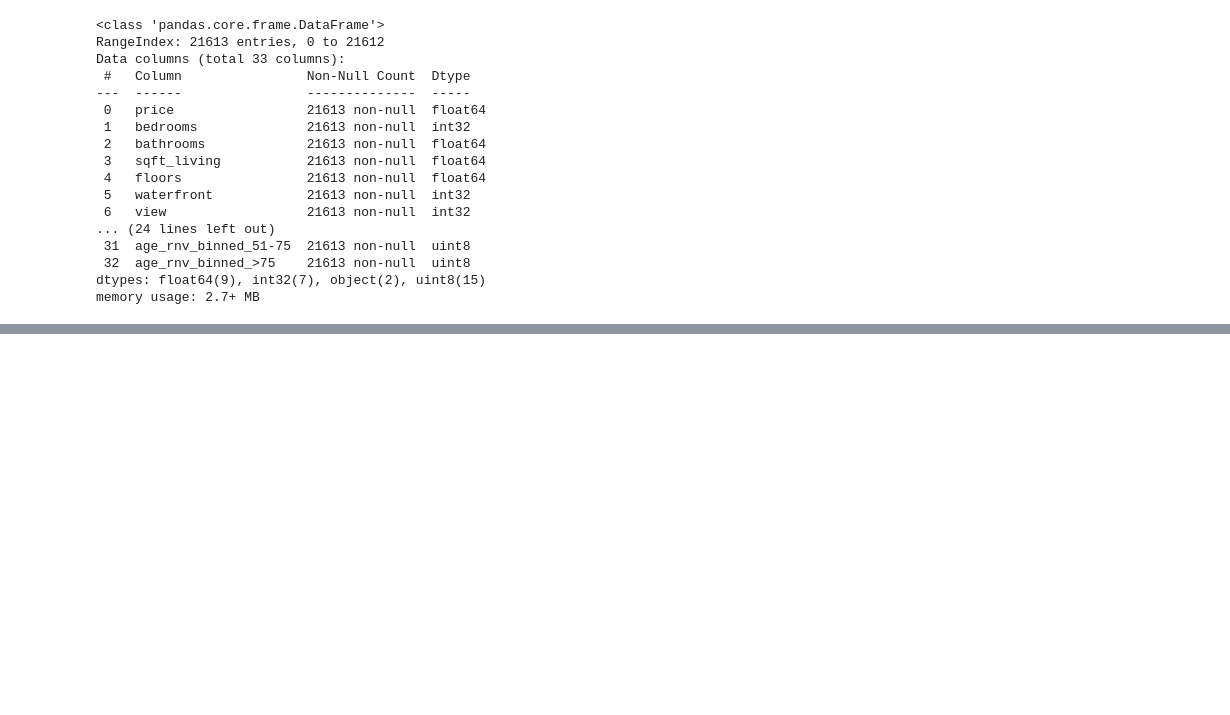
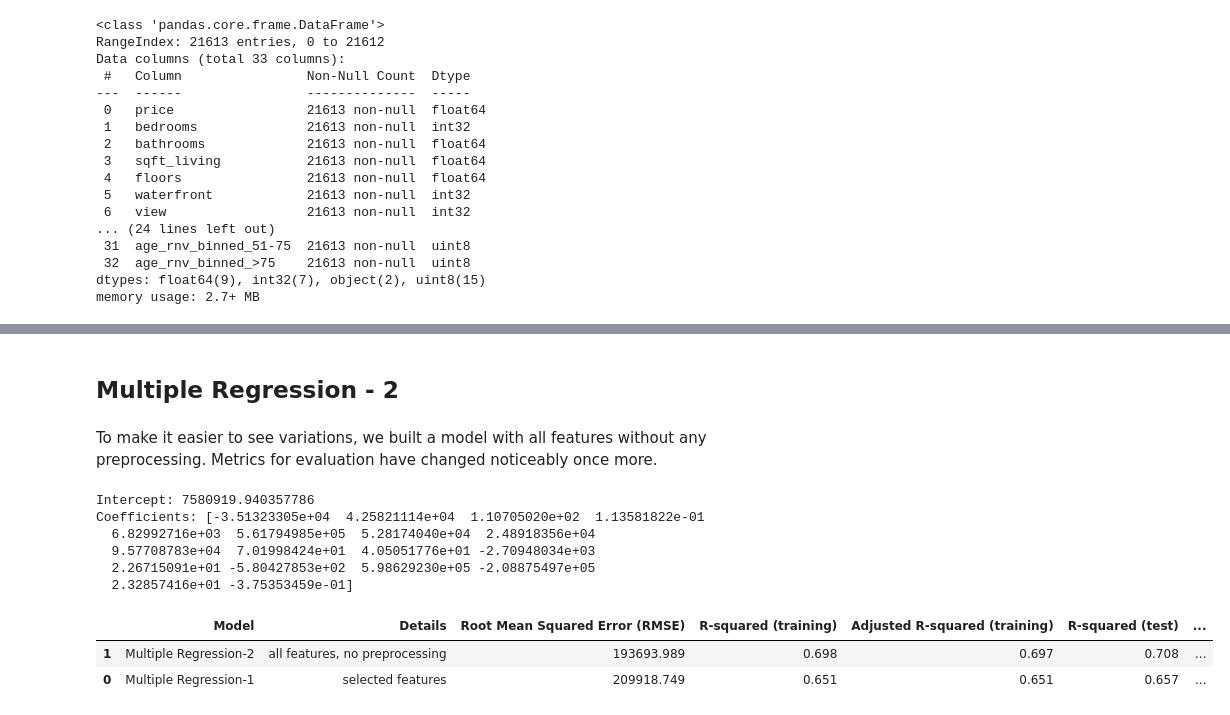
Before and after one commit to akhilsingh-dev/house-price-prediction, a Jupyter notebook: ea_3.ipynb, the cells around one changed output, grey strips where cells are left out. Drawn from its saved outputs; the diff is of its cells as text; code cells hidden in the pictures; blank space fills up the shorter version.

```diff
--- a/ea_3.ipynb
+++ b/ea_3.ipynb
@@ -419,0 +480,37 @@ memory usage: 2.7+ MB
+# %% [markdown]
+ ## Multiple Regression - 2
+# %% [markdown]
+To make it easier to see variations, we built a model with all features without any preprocessing. Metrics for evaluation have changed noticeably once more.
+# %%
+train_data,test_data = train_test_split(df,train_size = 0.8,random_state=3)
+
+features = ['bedrooms','bathrooms','sqft_living','sqft_lot','floors','waterfront','view',
+            'condition','grade','sqft_above','sqft_basement','yr_built','yr_renovated',
+            'zipcode','lat','long','sqft_living15','sqft_lot15']
+complex_model_3 = linear_model.LinearRegression()
+complex_model_3.fit(train_data[features],train_data['price'])
+
+print('Intercept: {}'.format(complex_model_3.intercept_))
+print('Coefficients: {}'.format(complex_model_3.coef_))
+
+pred = complex_model_3.predict(test_data[features])
+rmsecm = float(format(np.sqrt(metrics.mean_squared_error(test_data['price'],pred)),'.3f'))
+rtrcm = float(format(complex_model_3.score(train_data[features],train_data['price']),'.3f'))
+artrcm = float(format(adjustedR2(complex_model_3.score(train_data[features],train_data['price']),train_data.shape[0],len(features)),'.3f'))
+rtecm = float(format(complex_model_3.score(test_data[features],test_data['price']),'.3f'))
+artecm = float(format(adjustedR2(complex_model_3.score(test_data[features],test_data['price']),test_data.shape[0],len(features)),'.3f'))
+cv = float(format(cross_val_score(complex_model_3,df[features],df['price'],cv=5).mean(),'.3f'))
+
+r = evaluation.shape[0]
+evaluation.loc[r] = ['Multiple Regression-2','all features, no preprocessing',rmsecm,rtrcm,artrcm,rtecm,artecm,cv]
+evaluation.sort_values(by = '5-Fold Cross Validation', ascending=False)
+# %% [output]
+Intercept: 7580919.940357786
+Coefficients: [-3.51323305e+04  4.25821114e+04  1.10705020e+02  1.13581822e-01
+  6.82992716e+03  5.61794985e+05  5.28174040e+04  2.48918356e+04
+  9.57708783e+04  7.01998424e+01  4.05051776e+01 -2.70948034e+03
+  2.26715091e+01 -5.80427853e+02  5.98629230e+05 -2.08875497e+05
+  2.32857416e+01 -3.75353459e-01]
+|  | Model | Details | Root Mean Squared Error (RMSE) | R-squared (training) | Adjusted R-squared (training) | R-squared (test) | ... |
+| 1 | Multiple Regression-2 | all features, no preprocessing | 193693.989 | 0.698 | 0.697 | 0.708 | ... |
+| 0 | Multiple Regression-1 | selected features | 209918.749 | 0.651 | 0.651 | 0.657 | ... |
```
Also changed, not shown: parts of 19 cells of this notebook.
